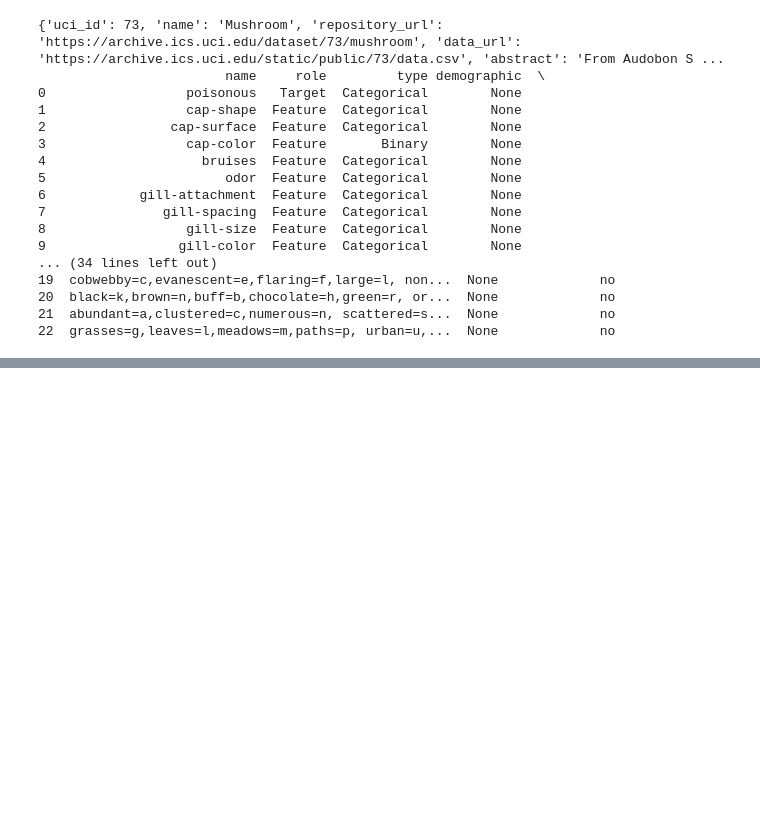
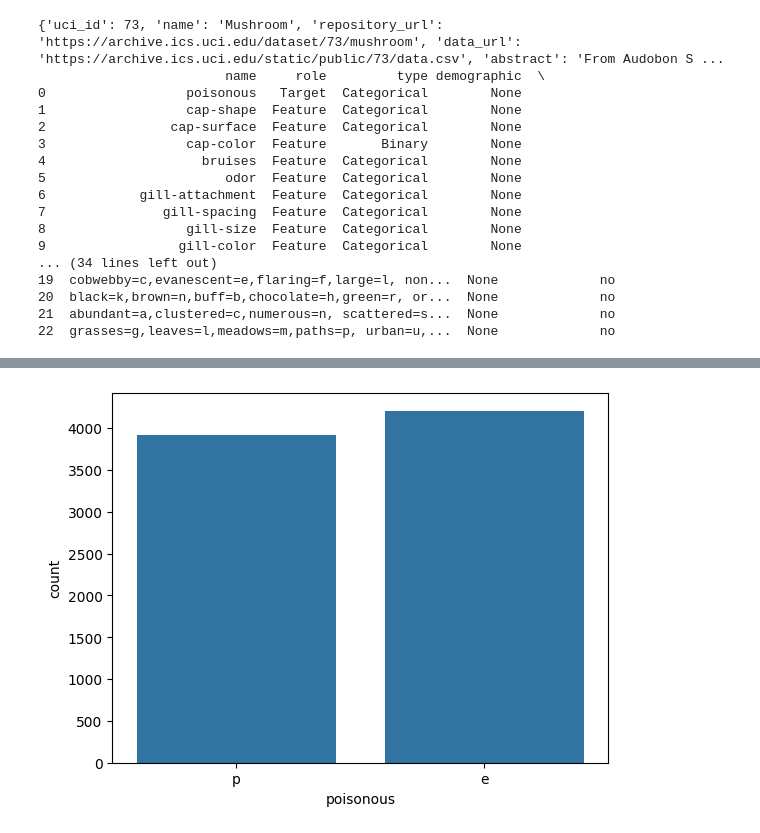
Before and after one commit to To1nay/Lab1, a Jupyter notebook: Welcome_To_Colab.ipynb, the cells around one changed output, grey strips where cells are left out. Cells and saved outputs as stored; diff of their text form; code cells hidden in the pictures; blank space fills up the shorter version.

```diff
--- a/Welcome_To_Colab.ipynb
+++ b/Welcome_To_Colab.ipynb
@@ -234,0 +323,6 @@ print(mushroom.variables)
+# %%
+sns.countplot(x=df['poisonous'])
+
+plt.show()
+# %% [output]
+[figure, added]
```
Also changed, not shown: parts of 19 cells of this notebook.
